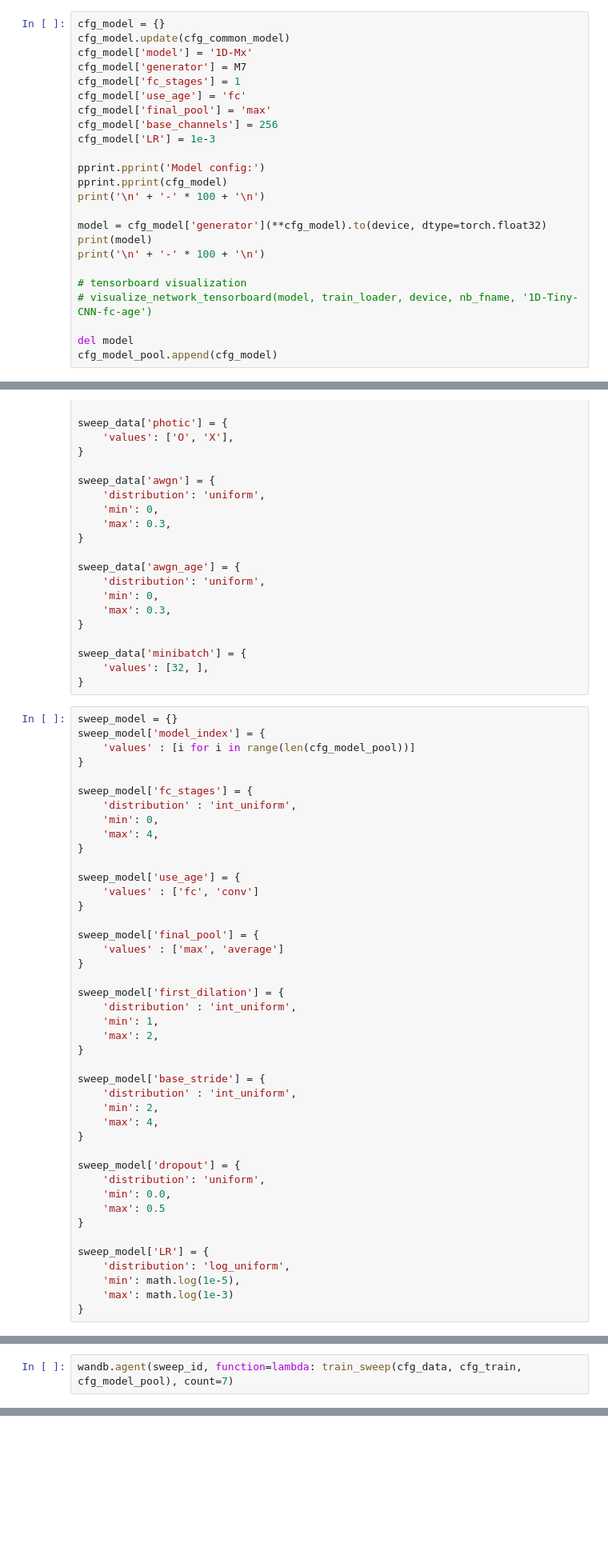
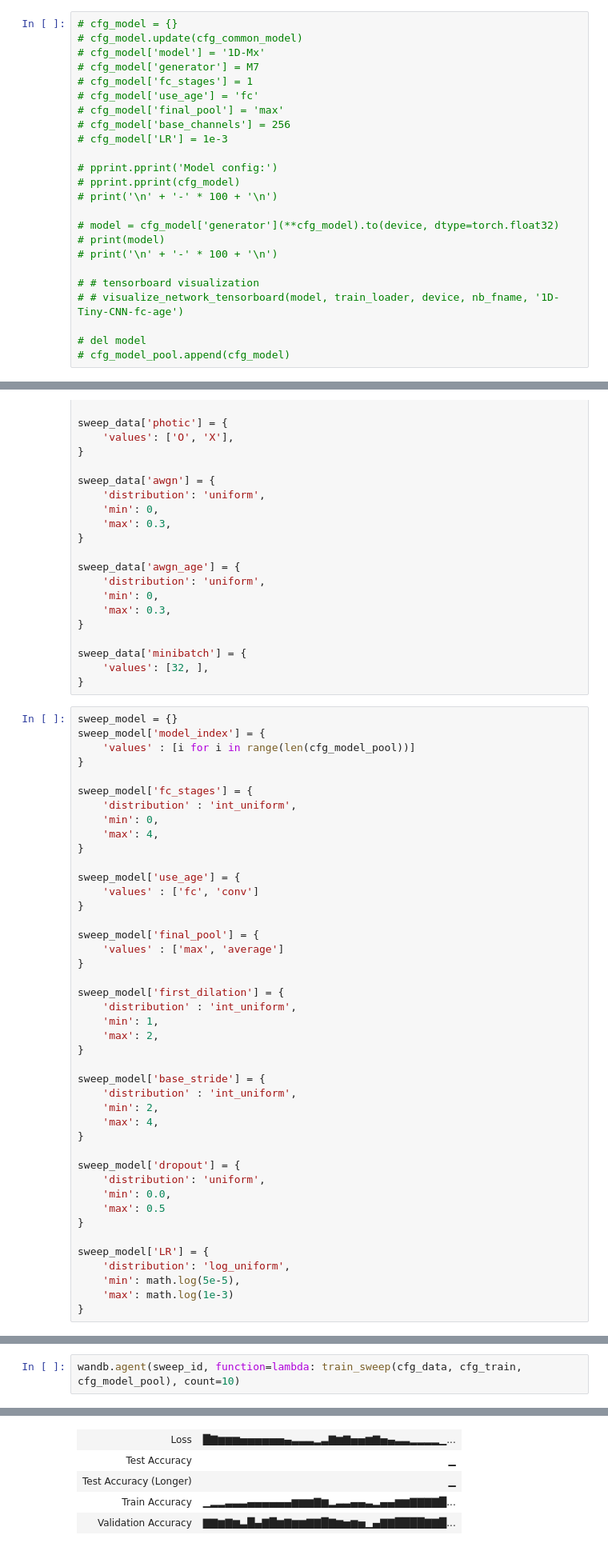
Before and after one commit to nightchell2020/CG-MEA, a Jupyter notebook: 05_Train.ipynb, the cells around one changed output, grey strips where cells are left out. Shown: that part at 80% size. Saved outputs shown, nothing was run; the diff lists cells and outputs as text; blank space fills up the shorter version.

```diff
--- a/05_Train.ipynb
+++ b/05_Train.ipynb
@@ -104,26 +125,26 @@ cfg_model_pool.append(cfg_model)
 # %% [markdown]
 #### M7 model (fc-age)
 # %%
-cfg_model = {}
-cfg_model.update(cfg_common_model)
-cfg_model['model'] = '1D-Mx'
-cfg_model['generator'] = M7
-cfg_model['fc_stages'] = 1
-cfg_model['use_age'] = 'fc'
-cfg_model['final_pool'] = 'max'
-cfg_model['base_channels'] = 256
-cfg_model['LR'] = 1e-3
+# cfg_model = {}
+# cfg_model.update(cfg_common_model)
+# cfg_model['model'] = '1D-Mx'
+# cfg_model['generator'] = M7
+# cfg_model['fc_stages'] = 1
+# cfg_model['use_age'] = 'fc'
+# cfg_model['final_pool'] = 'max'
+# cfg_model['base_channels'] = 256
+# cfg_model['LR'] = 1e-3
 
-pprint.pprint('Model config:')
-pprint.pprint(cfg_model)
-print('\n' + '-' * 100 + '\n')
+# pprint.pprint('Model config:')
+# pprint.pprint(cfg_model)
+# print('\n' + '-' * 100 + '\n')
 
-model = cfg_model['generator'](**cfg_model).to(device, dtype=torch.float32)
-print(model)
-print('\n' + '-' * 100 + '\n')
+# model = cfg_model['generator'](**cfg_model).to(device, dtype=torch.float32)
+# print(model)
+# print('\n' + '-' * 100 + '\n')
 
-# tensorboard visualization
-# visualize_network_tensorboard(model, train_loader, device, nb_fname, '1D-Tiny-CNN-fc-age')
+# # tensorboard visualization
+# # visualize_network_tensorboard(model, train_loader, device, nb_fname, '1D-Tiny-CNN-fc-age')
 
-del model
-cfg_model_pool.append(cfg_model)
+# del model
+# cfg_model_pool.append(cfg_model)
@@ -686,7 +923,7 @@ sweep_model['dropout'] = {
 
 sweep_model['LR'] = {
     'distribution': 'log_uniform',
-    'min': math.log(1e-5),
+    'min': math.log(5e-5),
     'max': math.log(1e-3)
 }
 # %%
@@ -735,2 +975,3 @@ sweep_id = wandb.sweep(sweep_config, project="eeg-analysis")
 # %%
-wandb.agent(sweep_id, function=lambda: train_sweep(cfg_data, cfg_train, cfg_model_pool), count=7)
+wandb.agent(sweep_id, function=lambda: train_sweep(cfg_data, cfg_train, cfg_model_pool), count=10)
+# %% [output]
@@ -736,0 +1003,5 @@ wandb.agent(sweep_id, function=lambda: train_sweep(cfg_data, cfg_train, cfg_mode
+| Loss | █▇▆▆▆▅▅▅▅▅▅▄▃▃▃▂▃▇▆▇▅▅▆▇▅▄▃▃▂▂▂▂▁... |
+| Test Accuracy | ▁ |
+| Test Accuracy (Longer) | ▁ |
+| Train Accuracy | ▁▂▂▃▃▃▄▄▄▄▄▄▆▆▆▇▆▂▃▃▄▄▃▂▄▄▆▆▇▇▇▇█... |
+| Validation Accuracy | ▇▇▆▇▆▃█▄▇█▆▇▆▆▇▇█▇▆▅▆▅▁▄▇▇████▇▇█... |
```
Also changed, not shown: parts of 18 cells of this notebook, 2 other files.
